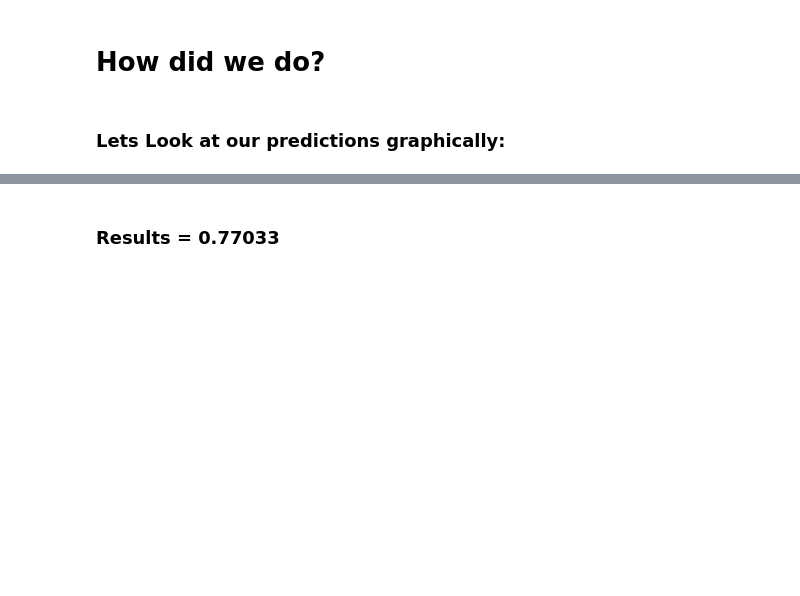
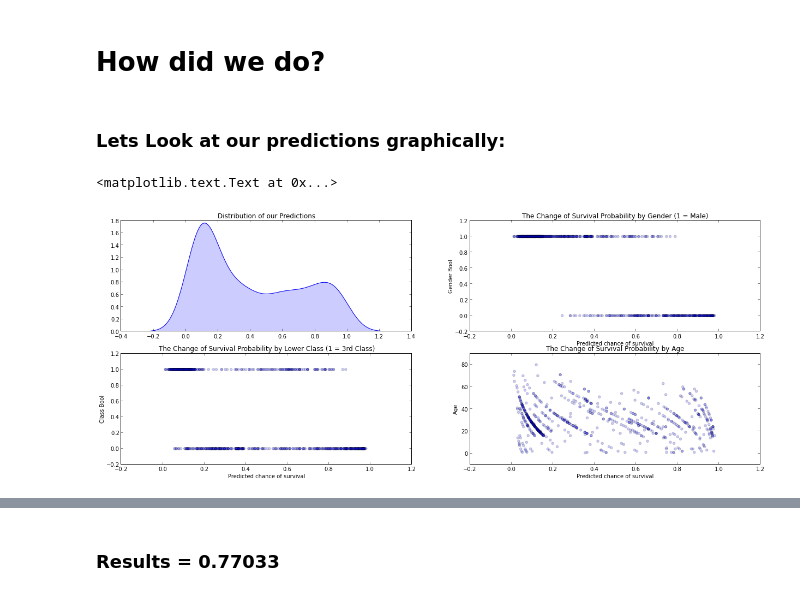
Before and after one commit to agconti/kaggle-titanic, a Jupyter notebook: Titanic.ipynb, the cells around one changed output, grey strips where cells are left out. Drawn from its saved outputs; the diff is of its cells as text; code cells hidden in the pictures; blank space fills up the shorter version.

```diff
--- a/Titanic.ipynb
+++ b/Titanic.ipynb
@@ -226,27 +267,35 @@ res.summary()
 # %%
 fig = plt.figure(figsize(21,8), dpi=300)
 a = .2
 
 fig.add_subplot(221)
 kde_res = KDE(res.predict())
 kde_res.fit()
 plt.plot(kde_res.support,kde_res.density)
 plt.fill_between(kde_res.support,kde_res.density, alpha=a)
 title("Distribution of our Predictions")
 
 fig.add_subplot(222)
 #kde_gender=KDE(x['sex[T.male]']
 plt.scatter(res.predict(),x['C(sex)[T.male]'] , alpha=a)
+plt.xlabel("Predicted chance of survival")
+plt.ylabel("Gender Bool")
 title("The Change of Survival Probability by Gender (1 = Male)")
 
 fig.add_subplot(223)
 plt.scatter(res.predict(),x['C(pclass)[T.3]'] , alpha=a)
+plt.xlabel("Predicted chance of survival")
+plt.ylabel("Class Bool")
 title("The Change of Survival Probability by Lower Class (1 = 3rd Class)")
 
 fig.add_subplot(224)
 plt.scatter(res.predict(),x.age , alpha=a)
 title("The Change of Survival Probability by Age")
+plt.xlabel("Predicted chance of survival")
 plt.ylabel("Age")
+# %% [output]
+<matplotlib.text.Text at 0x...>
+[figure, added]
 # %%
 lowess = smoothers_lowess.lowess(res.predict(),np.linspace(0,1,len(res.predict())/1))
 # %%
```
Also changed, not shown: parts of 15 cells of this notebook.
